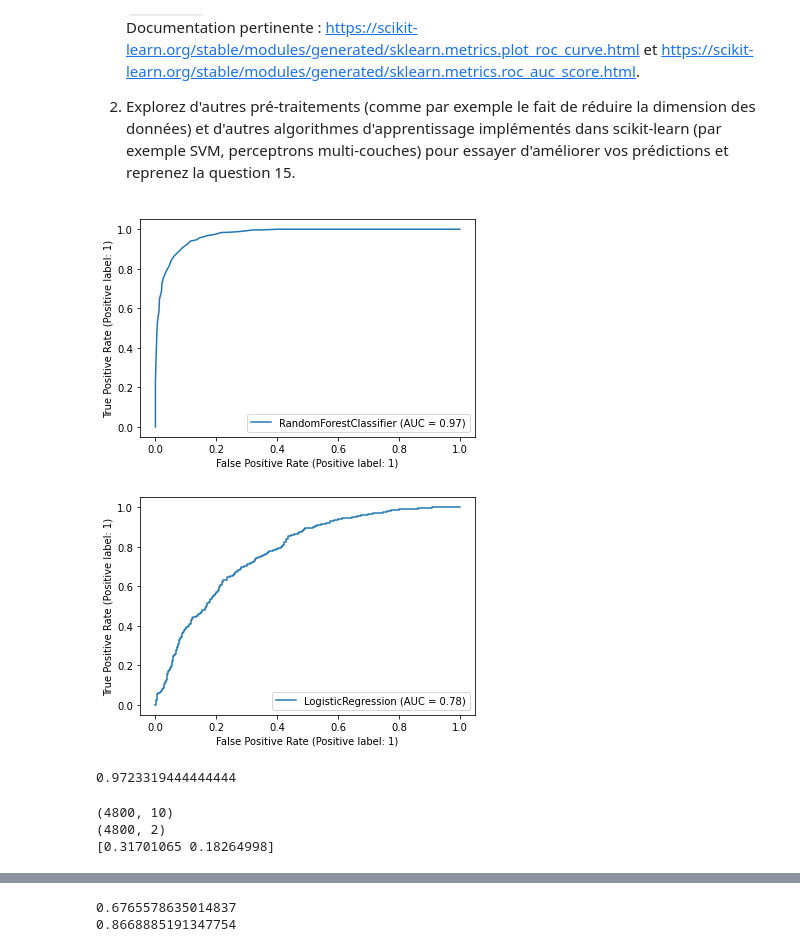
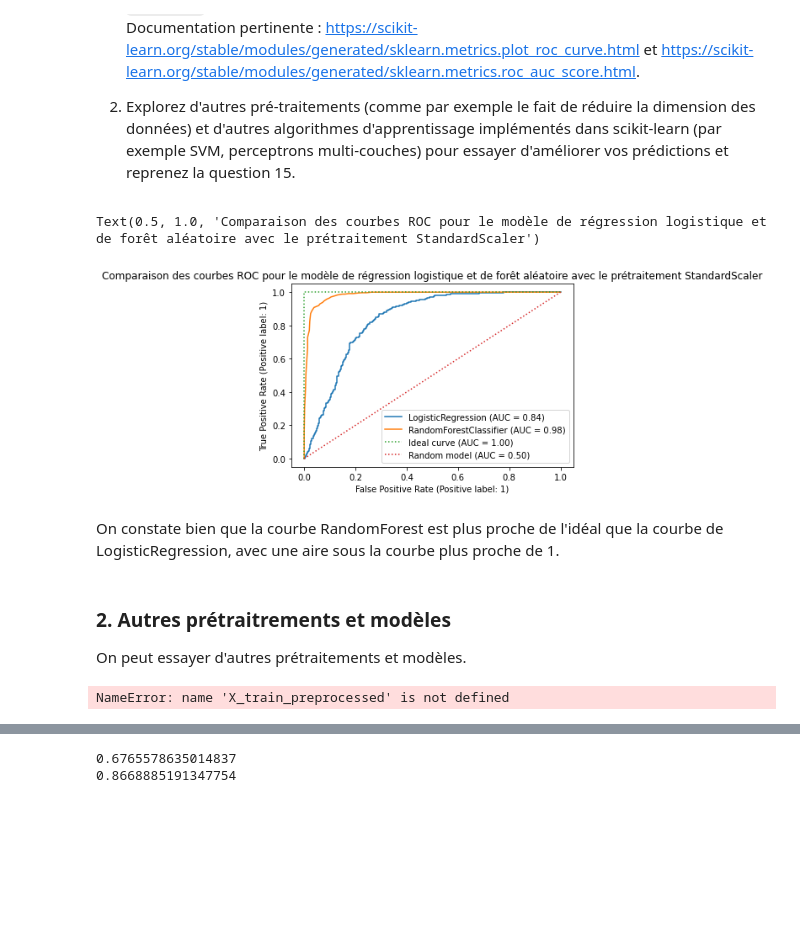
Before and after one commit to florian6973/sdd_projet, a Jupyter notebook: Projet.ipynb, the cells around one changed output, grey strips where cells are left out. Cells and saved outputs as stored; diff of their text form; code cells hidden in the pictures; blank space fills up the shorter version.

```diff
--- a/Projet.ipynb
+++ b/Projet.ipynb
@@ -814,27 +798,34 @@ from sklearn import metrics
 # %%
 # Courbes ROC pour la régression logistique Yeo-Johnson
 
 log_reg = LogisticRegression(penalty='l1', max_iter=10000, solver='saga') # default C
-log_reg.fit(X_train_preprocessed, y_train)
+log_reg.fit(X_train_preprocessed_s, y_train)
 forest = RandomForestClassifier(random_state=13, n_estimators=38)
-forest.fit(X_train_preprocessed, y_train)
+forest.fit(X_train_preprocessed_s, y_train)
 
-metrics.plot_roc_curve(forest, X_test_preprocessed, y_test, response_method='predict_proba')
-metrics.plot_roc_curve(log_reg, X_test_preprocessed, y_test, response_method='predict_proba');
-# roc_curve
-# tracer l'idéal
+metrics.plot_roc_curve(log_reg, X_test_preprocessed_s, y_test, response_method='predict_proba');
+fpr, tpr, thresholds = metrics.roc_curve(y_test, forest.predict_proba(X_test_preprocessed_s)[:,1])
+plt.plot(fpr, tpr, label=f'RandomForestClassifier (AUC = {metrics.roc_auc_score(y_test, forest.predict_proba(X_test_preprocessed_s)[:,1]):.2f})')
+plt.plot([0,0,1],[0,1,1], ':', label="Ideal curve (AUC = 1.00)")
+
+
+fpr, tpr, thresholds = metrics.roc_curve(y_test, [1.]*len(y_test))
+plt.plot(fpr, tpr, ':',label=f'Random model (AUC = {metrics.roc_auc_score(y_test, [1.]*len(y_test)):.2f})')
+plt.legend()
+plt.title("Comparaison des courbes ROC pour le modèle de régression logistique et de forêt aléatoire avec le prétraitement StandardScaler")
 # %% [output]
+Text(0.5, 1.0, 'Comparaison des courbes ROC pour le modèle de régression logistique et de forêt aléatoire avec le prétraitement StandardScaler')
-[figure, old version]
+[figure, new version]
-[figure, removed]
-# %%
-# Valeur AUC
-metrics.roc_auc_score(y_test, forest.predict_proba(X_test_preprocessed)[:,1])
-# %% [output]
-0.9723319444444444
+# %% [markdown]
+On constate bien que la courbe RandomForest est plus proche de l'idéal que la courbe de LogisticRegression, avec une aire sous la courbe plus proche de 1.
+# %% [markdown]
+### 2. Autres prétraitrements et modèles
+
+On peut essayer d'autres prétraitements et modèles.
 # %%
 from sklearn import decomposition
 
-# sélectionner variables, éliminer les variables non corrélées a priori
+# Analyse en composantes principales (on pourrait faire une sélection de variables)
 
 pca = decomposition.PCA(n_components=2)
 pca.fit(X_train_preprocessed)
@@ -845,9 +836,7 @@ print(X_train_preprocessed_projected.shape)
 print(pca.explained_variance_ratio_)
 # interprétation, cf pc 2 ?
 # %% [output]
-(4800, 10)
-(4800, 2)
-[0.31701065 0.18264998]
+NameError: name 'X_train_preprocessed' is not defined
 # %%
 forest2 = RandomForestClassifier(random_state=13)
 
```
Also changed, not shown: parts of 1 cell of this notebook.
